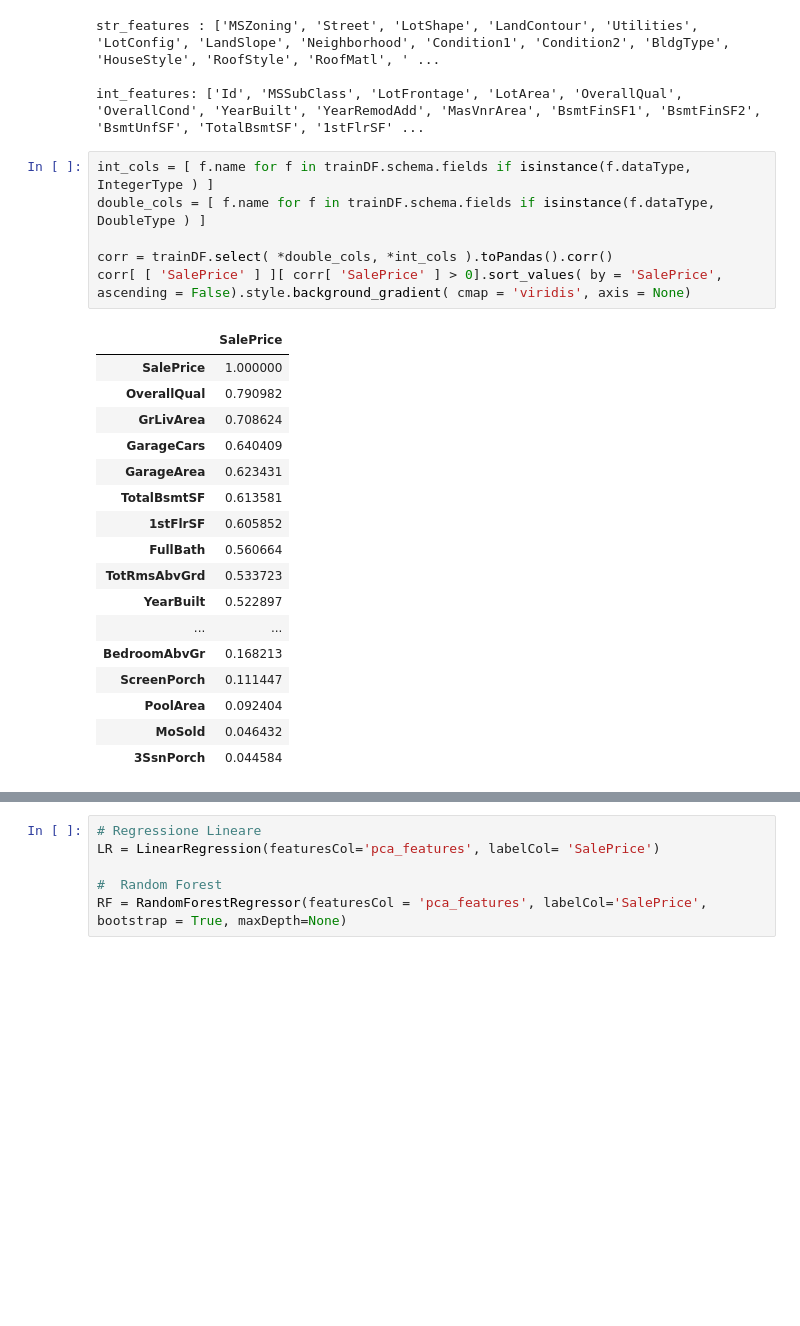
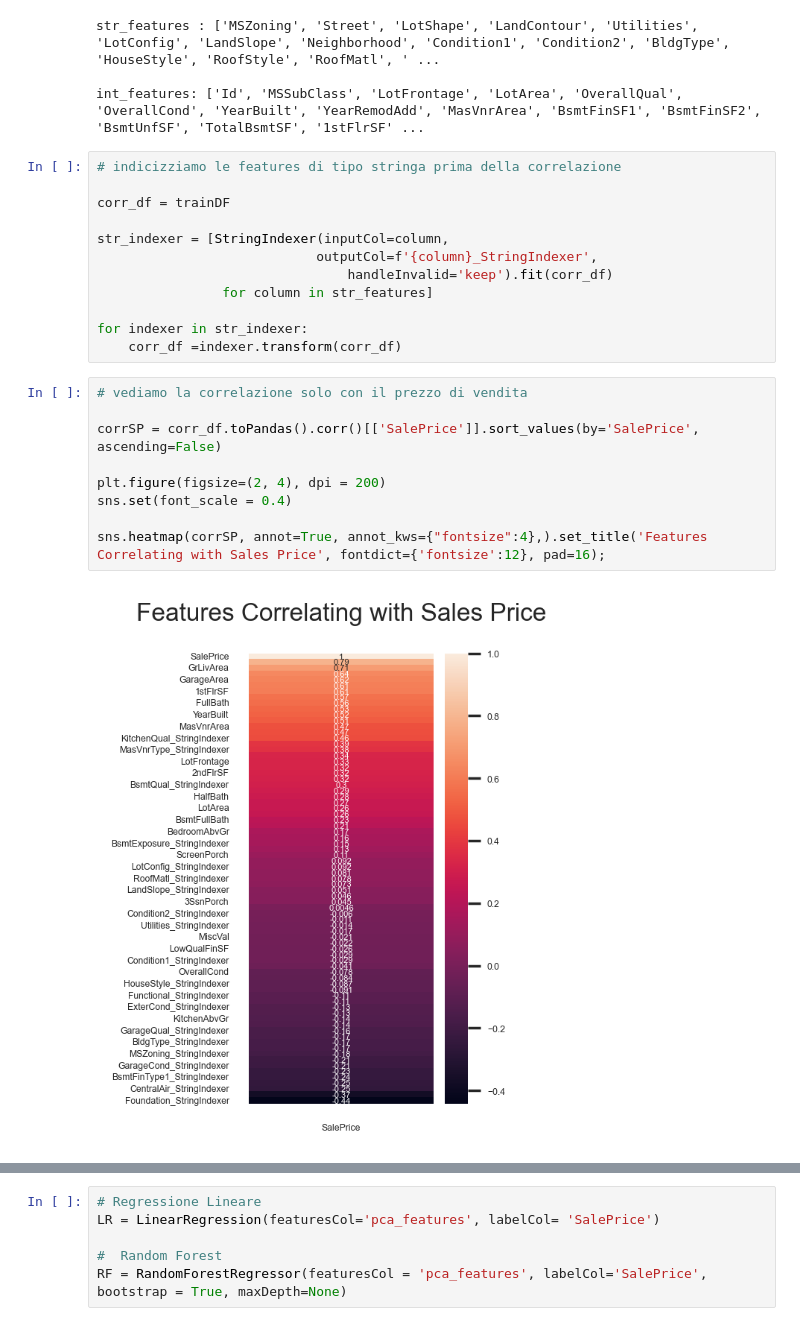
Before and after one commit to vitodigrigoli/house-prices-regression, a Jupyter notebook: di-grigoli.ipynb, the cells around one changed output, grey strips where cells are left out. Drawn from its saved outputs; the diff is of its cells as text; blank space fills up the shorter version.

```diff
--- a/di-grigoli.ipynb
+++ b/di-grigoli.ipynb
@@ -732,27 +744,26 @@ print(f'int_features: {int_features}')
 str_features : ['MSZoning', 'Street', 'LotShape', 'LandContour', 'Utilities', 'LotConfig', 'LandSlope', 'Neighborhood', 'Condition1', 'Condition2', 'BldgType', 'HouseStyle', 'RoofStyle', 'RoofMatl', ' ...
 
 int_features: ['Id', 'MSSubClass', 'LotFrontage', 'LotArea', 'OverallQual', 'OverallCond', 'YearBuilt', 'YearRemodAdd', 'MasVnrArea', 'BsmtFinSF1', 'BsmtFinSF2', 'BsmtUnfSF', 'TotalBsmtSF', '1stFlrSF' ...
-# %%
-int_cols = [ f.name for f in trainDF.schema.fields if isinstance(f.dataType, IntegerType ) ]
-double_cols = [ f.name for f in trainDF.schema.fields if isinstance(f.dataType, DoubleType ) ]
-
-corr = trainDF.select( *double_cols, *int_cols ).toPandas().corr()
-corr[ [ 'SalePrice' ] ][ corr[ 'SalePrice' ] > 0].sort_values( by = 'SalePrice', ascending = False).style.background_gradient( cmap = 'viridis', axis = None)
-# %% [output]
-|  | SalePrice |
-| SalePrice | 1.000000 |
-| OverallQual | 0.790982 |
-| GrLivArea | 0.708624 |
-| GarageCars | 0.640409 |
-| GarageArea | 0.623431 |
-| TotalBsmtSF | 0.613581 |
-| 1stFlrSF | 0.605852 |
-| FullBath | 0.560664 |
-| TotRmsAbvGrd | 0.533723 |
-| YearBuilt | 0.522897 |
-| ... | ... |
-| BedroomAbvGr | 0.168213 |
-| ScreenPorch | 0.111447 |
-| PoolArea | 0.092404 |
-| MoSold | 0.046432 |
-| 3SsnPorch | 0.044584 |
+# %%
+# indicizziamo le features di tipo stringa prima della correlazione
+
+corr_df = trainDF
+
+str_indexer = [StringIndexer(inputCol=column,
+							outputCol=f'{column}_StringIndexer',
+								handleInvalid='keep').fit(corr_df)
+				for column in str_features]
+
+for indexer in str_indexer:
+    corr_df =indexer.transform(corr_df)
+# %%
+# vediamo la correlazione solo con il prezzo di vendita
+
+corrSP = corr_df.toPandas().corr()[['SalePrice']].sort_values(by='SalePrice', ascending=False)
+
+plt.figure(figsize=(2, 4), dpi = 200)
+sns.set(font_scale = 0.4)
+
+sns.heatmap(corrSP, annot=True, annot_kws={"fontsize":4},).set_title('Features Correlating with Sales Price', fontdict={'fontsize':12}, pad=16);
+# %% [output]
+[figure, added]
```
Also changed, not shown: parts of 21 cells of this notebook.
